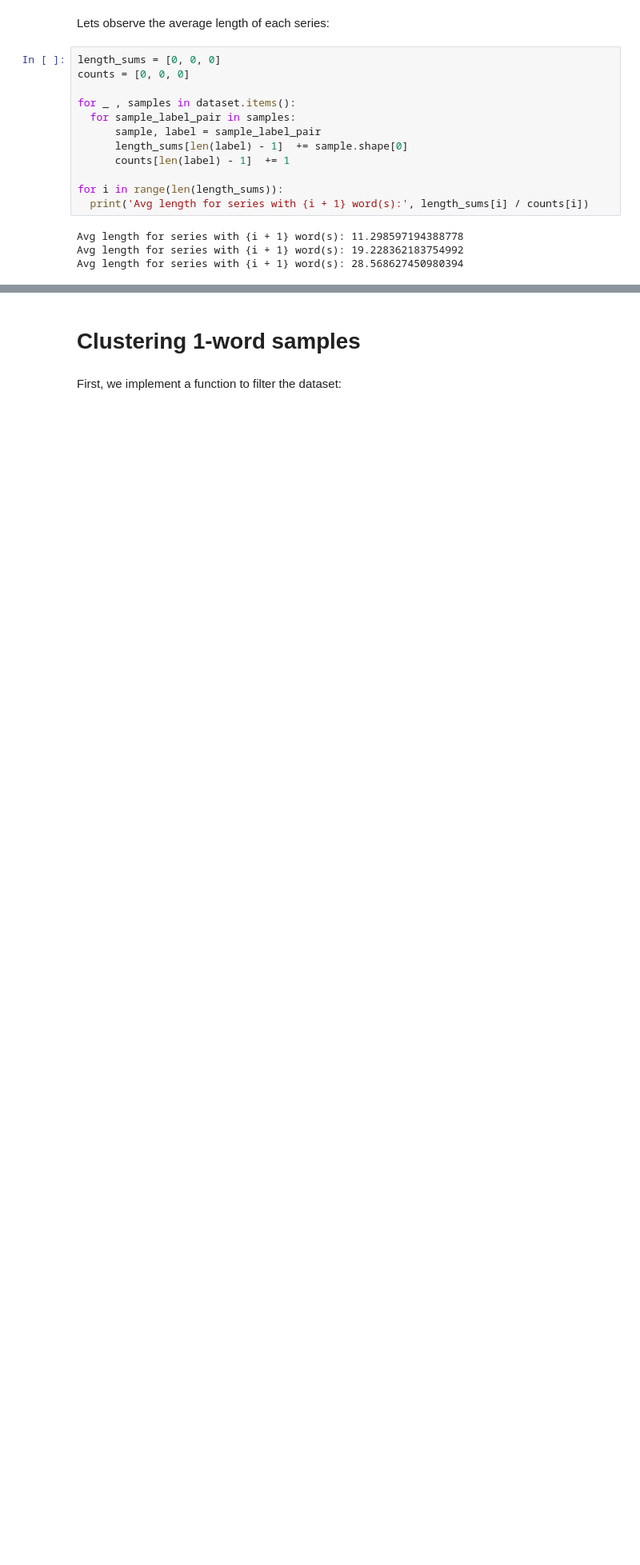
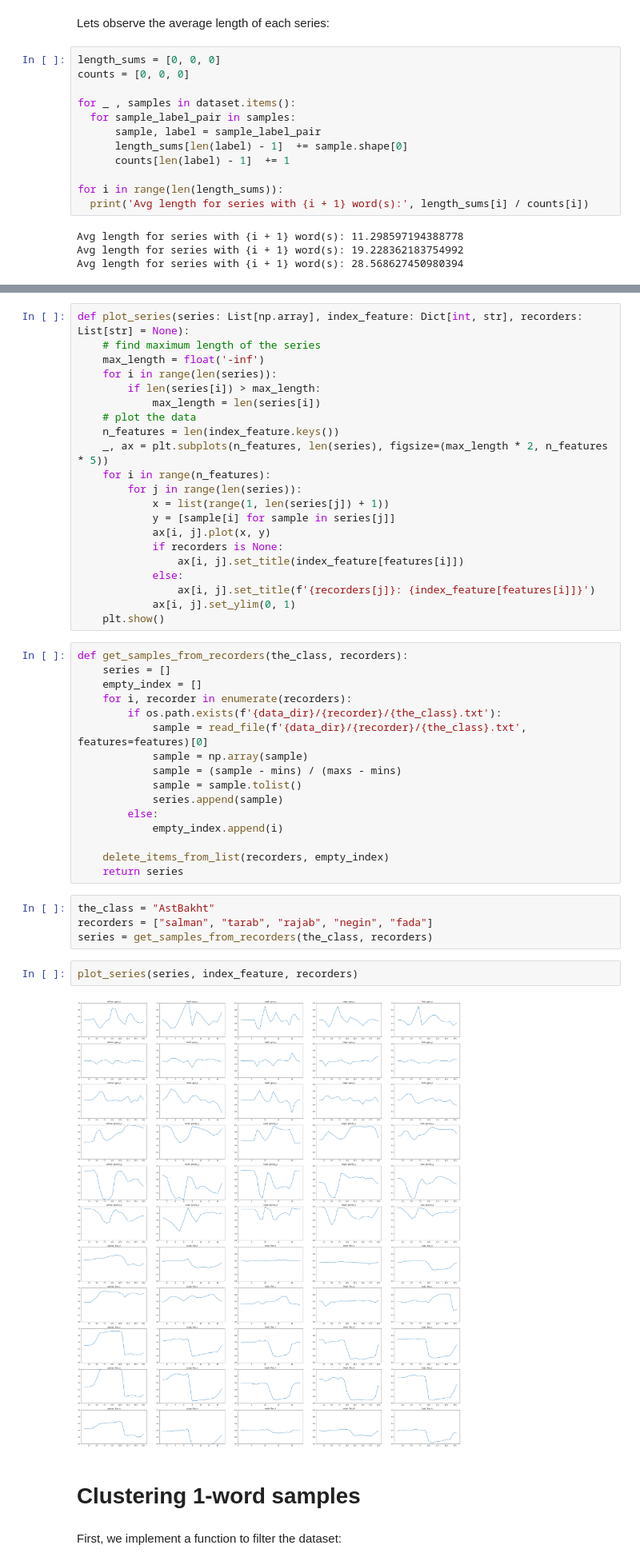
Before and after one commit to Amirparsa-Sal/Sign-Language-Glove-Time-Series-Clustering, a Jupyter notebook: kmeans_clustering.ipynb, the cells around one changed output, grey strips where cells are left out. Shown at 80% size. Drawn from its saved outputs; the diff is of its cells as text; blank space fills up the shorter version.

```diff
--- a/kmeans_clustering.ipynb
+++ b/kmeans_clustering.ipynb
@@ -296,3 +296,48 @@ print(maxs)
+# %%
+def plot_series(series: List[np.array], index_feature: Dict[int, str], recorders: List[str] = None):
+    # find maximum length of the series
+    max_length = float('-inf')
+    for i in range(len(series)):
+        if len(series[i]) > max_length:
+            max_length = len(series[i])
+    # plot the data
+    n_features = len(index_feature.keys())
+    _, ax = plt.subplots(n_features, len(series), figsize=(max_length * 2, n_features * 5))
+    for i in range(n_features):
+        for j in range(len(series)):
+            x = list(range(1, len(series[j]) + 1))
+            y = [sample[i] for sample in series[j]]
+            ax[i, j].plot(x, y)
+            if recorders is None:
+                ax[i, j].set_title(index_feature[features[i]])
+            else:
+                ax[i, j].set_title(f'{recorders[j]}: {index_feature[features[i]]}')
+            ax[i, j].set_ylim(0, 1)
+    plt.show()
+# %%
+def get_samples_from_recorders(the_class, recorders):
+    series = []
+    empty_index = []
+    for i, recorder in enumerate(recorders):
+        if os.path.exists(f'{data_dir}/{recorder}/{the_class}.txt'):
+            sample = read_file(f'{data_dir}/{recorder}/{the_class}.txt', features=features)[0]
+            sample = np.array(sample)
+            sample = (sample - mins) / (maxs - mins)
+            sample = sample.tolist()
+            series.append(sample)
+        else:
+            empty_index.append(i)
+
+    delete_items_from_list(recorders, empty_index)
+    return series
+# %%
+the_class = "AstBakht"
+recorders = ["salman", "tarab", "rajab", "negin", "fada"]
+series = get_samples_from_recorders(the_class, recorders)
+# %%
+plot_series(series, index_feature, recorders)
+# %% [output]
+[figure, added]
 # %% [markdown]
 # Clustering 1-word samples
 # %% [markdown]
```
Also changed, not shown: parts of 25 cells of this notebook.
